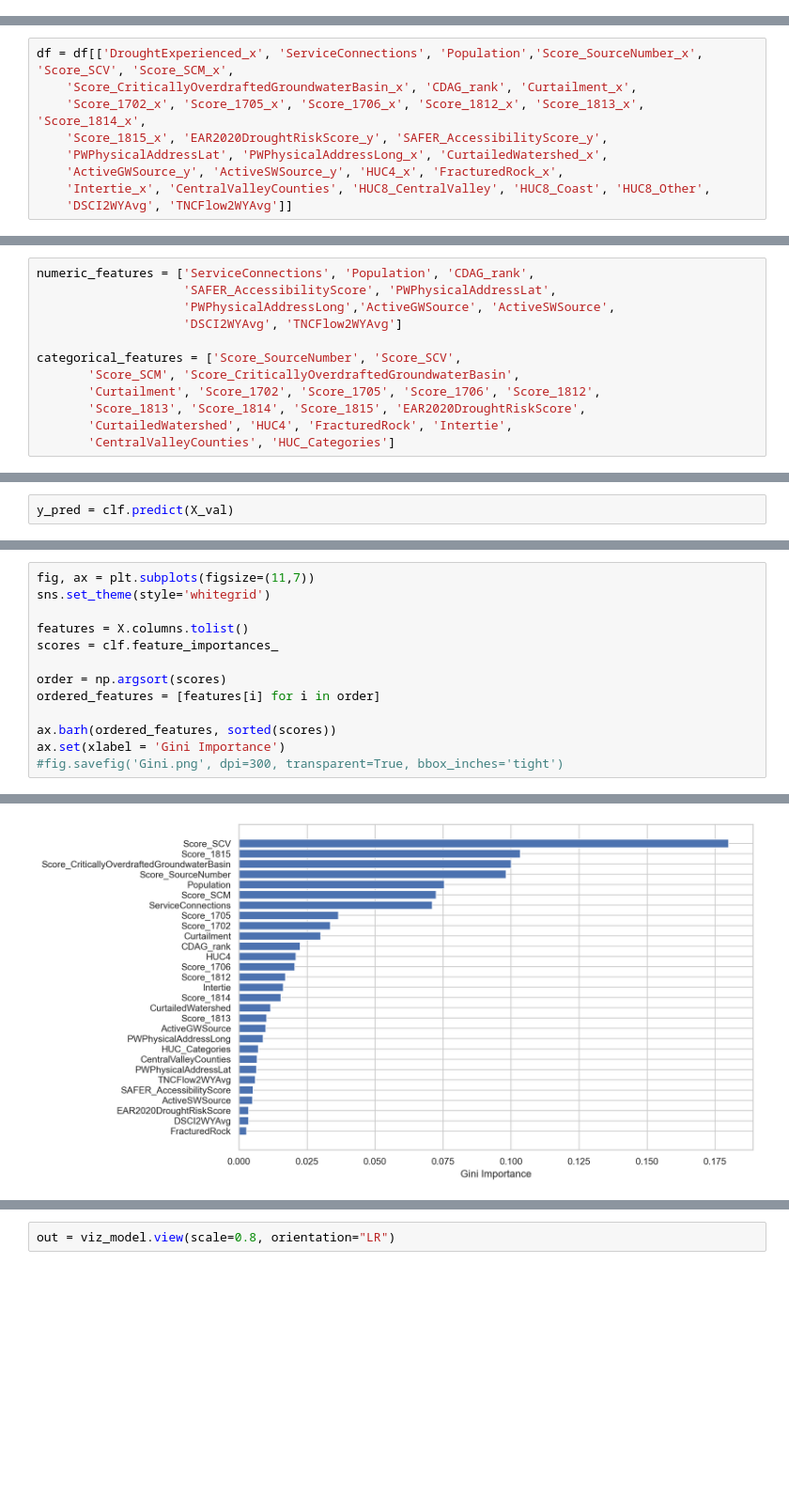
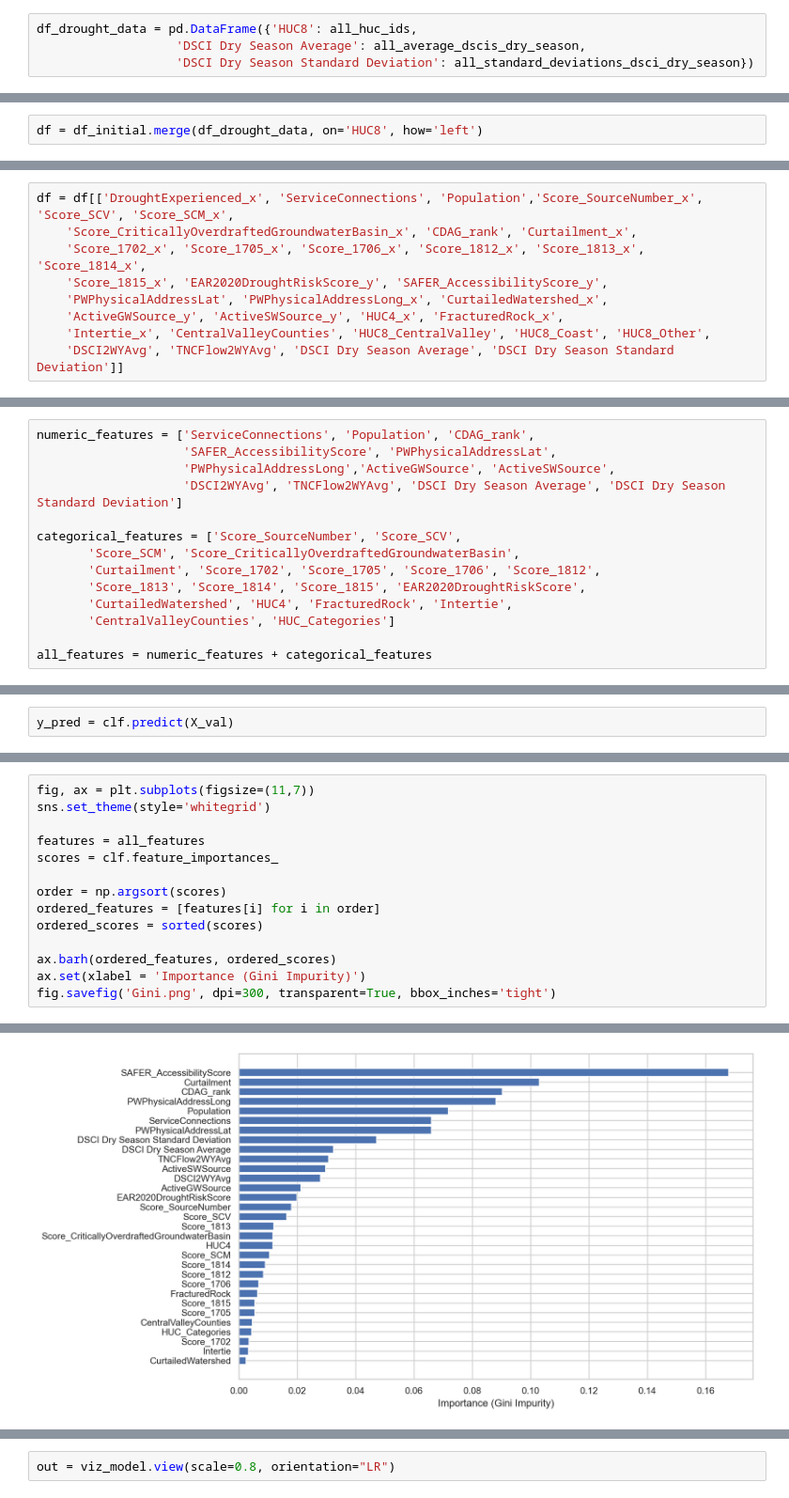
Before and after one commit to cagov/aae-dsa-water, a Jupyter notebook: water.ipynb, the cells around one changed output, grey strips where cells are left out. Shown at 94% size. Cells and saved outputs as stored; diff of their text form; blank space fills up the shorter version.

Commit message:
added US Drought Monitor data

```diff
--- a/water.ipynb
+++ b/water.ipynb
@@ -96,0 +171,4 @@ df = df1.merge(df2, on=['ServiceConnections', 'Population', 'CDAG_rank', 'PWPhys
+# %%
+df_drought_data = pd.DataFrame({'HUC8': all_huc_ids,
+                   'DSCI Dry Season Average': all_average_dscis_dry_season,
+                   'DSCI Dry Season Standard Deviation': all_standard_deviations_dsci_dry_season})
@@ -97 +195,3 @@ df = df1.merge(df2, on=['ServiceConnections', 'Population', 'CDAG_rank', 'PWPhys
+# %%
+df = df_initial.merge(df_drought_data, on='HUC8', how='left')
 # %% [markdown]
@@ -104,7 +204,7 @@ df = df[['DroughtExperienced_x', 'ServiceConnections', 'Population','Score_Sourc
     'PWPhysicalAddressLat', 'PWPhysicalAddressLong_x', 'CurtailedWatershed_x',
     'ActiveGWSource_y', 'ActiveSWSource_y', 'HUC4_x', 'FracturedRock_x',
     'Intertie_x', 'CentralValleyCounties', 'HUC8_CentralValley', 'HUC8_Coast', 'HUC8_Other',
-    'DSCI2WYAvg', 'TNCFlow2WYAvg']]
+    'DSCI2WYAvg', 'TNCFlow2WYAvg', 'DSCI Dry Season Average', 'DSCI Dry Season Standard Deviation']]
 # %% [markdown]
 Rename columns so they make more sense.
 # %%
@@ -227,7 +327,7 @@ Scale the numeric features assuming the data obey a Gaussian distribution (is th
 numeric_features = ['ServiceConnections', 'Population', 'CDAG_rank',
                     'SAFER_AccessibilityScore', 'PWPhysicalAddressLat',
                     'PWPhysicalAddressLong','ActiveGWSource', 'ActiveSWSource',
-                    'DSCI2WYAvg', 'TNCFlow2WYAvg']
+                    'DSCI2WYAvg', 'TNCFlow2WYAvg', 'DSCI Dry Season Average', 'DSCI Dry Season Standard Deviation']
 
 categorical_features = ['Score_SourceNumber', 'Score_SCV',
        'Score_SCM', 'Score_CriticallyOverdraftedGroundwaterBasin',
@@ -235,6 +335,8 @@ categorical_features = ['Score_SourceNumber', 'Score_SCV',
        'Score_1813', 'Score_1814', 'Score_1815', 'EAR2020DroughtRiskScore',
        'CurtailedWatershed', 'HUC4', 'FracturedRock', 'Intertie',
        'CentralValleyCounties', 'HUC_Categories']
+
+all_features = numeric_features + categorical_features
 # %%
 if (len(numeric_features) + len(categorical_features)) == len(X.columns):
     print('All variables are included.')
@@ -283,13 +388,14 @@ y_pred = clf.predict(X_val)
 fig, ax = plt.subplots(figsize=(11,7))
 sns.set_theme(style='whitegrid')
 
-features = X.columns.tolist()
+features = all_features
 scores = clf.feature_importances_
 
 order = np.argsort(scores)
 ordered_features = [features[i] for i in order]
+ordered_scores = sorted(scores)
 
-ax.barh(ordered_features, sorted(scores))
-ax.set(xlabel = 'Gini Importance')
-#fig.savefig('Gini.png', dpi=300, transparent=True, bbox_inches='tight')
+ax.barh(ordered_features, ordered_scores)
+ax.set(xlabel = 'Importance (Gini Impurity)')
+fig.savefig('Gini.png', dpi=300, transparent=True, bbox_inches='tight')
 # %% [output]
@@ -297 +402 @@ ax.set(xlabel = 'Gini Importance')
-[figure, old version]
+[figure, new version]
```
Also changed, not shown: parts of 37 cells of this notebook.
